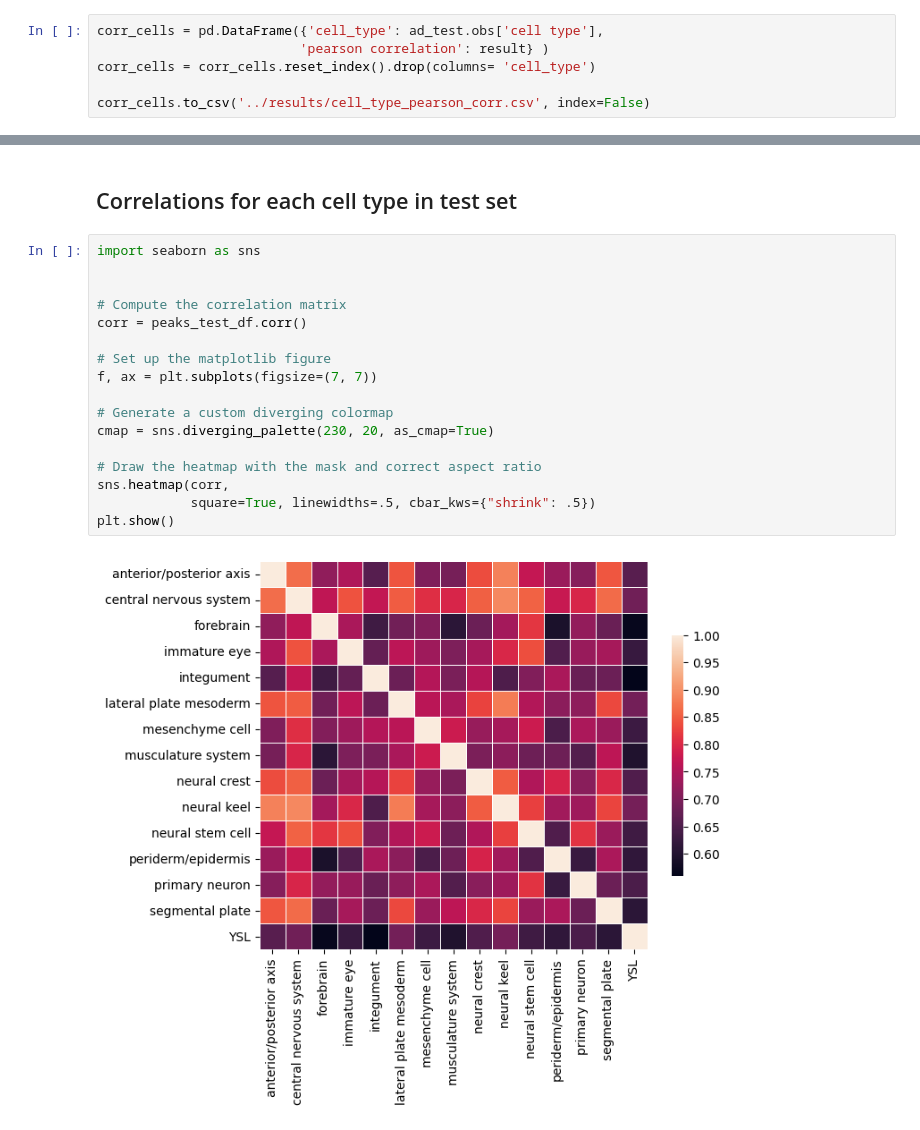
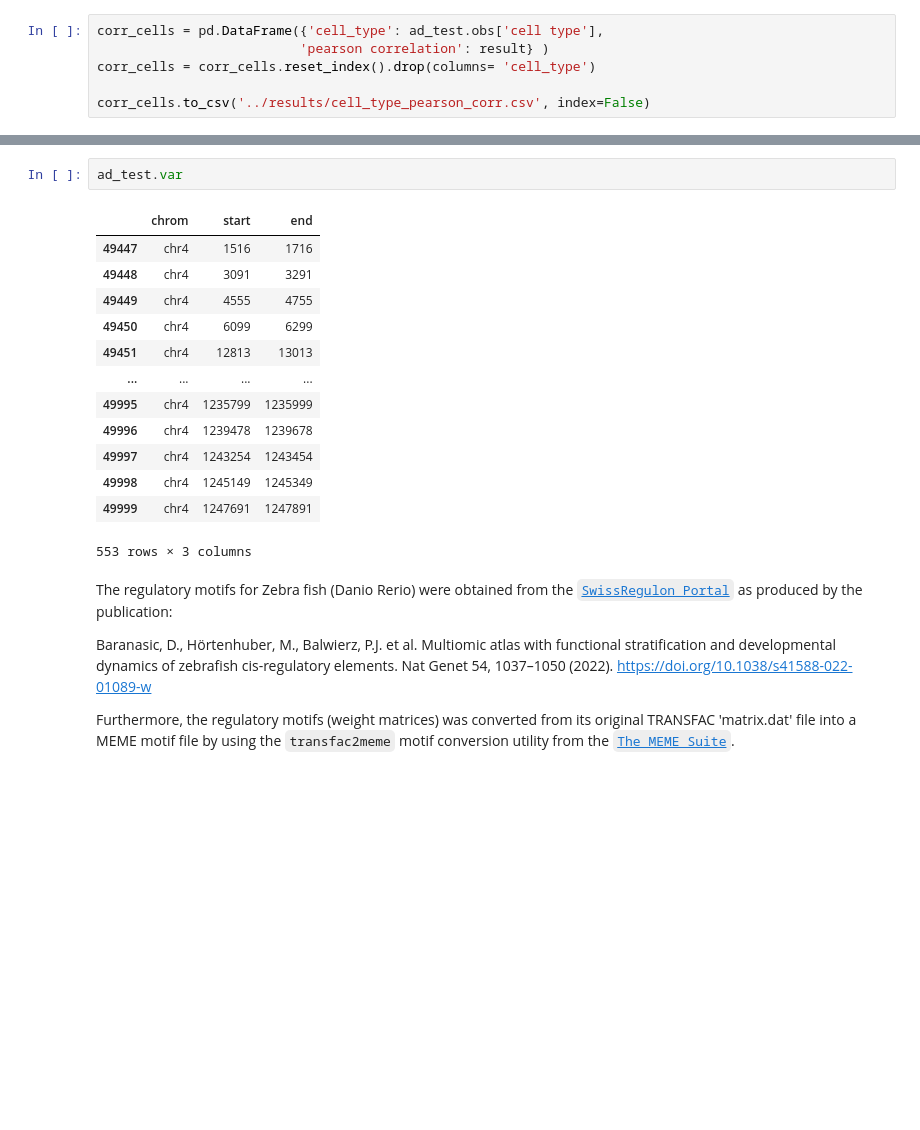
Before and after one commit to victornemenike/neural-crest-deep-learning, a Jupyter notebook: notebooks/multi_task_model.ipynb, the cells around one changed output, grey strips where cells are left out. Drawn from its saved outputs; the diff is of its cells as text; blank space fills up the shorter version.

```diff
--- a/notebooks/multi_task_model.ipynb
+++ b/notebooks/multi_task_model.ipynb
@@ -480,21 +360,22 @@ plt.show()
-# %% [markdown]
-## Correlations for each cell type in test set
-# %%
-import seaborn as sns
-
-
-# Compute the correlation matrix
-corr = peaks_test_df.corr()
-
-# Set up the matplotlib figure
-f, ax = plt.subplots(figsize=(7, 7))
-
-# Generate a custom diverging colormap
-cmap = sns.diverging_palette(230, 20, as_cmap=True)
-
-# Draw the heatmap with the mask and correct aspect ratio
-sns.heatmap(corr,
-            square=True, linewidths=.5, cbar_kws={"shrink": .5})
-plt.show()
-# %% [output]
-[figure, removed]
+# %%
+ad_test.var
+# %% [output]
+|  | chrom | start | end |
+| 49447 | chr4 | 1516 | 1716 |
+| 49448 | chr4 | 3091 | 3291 |
+| 49449 | chr4 | 4555 | 4755 |
+| 49450 | chr4 | 6099 | 6299 |
+| 49451 | chr4 | 12813 | 13013 |
+| ... | ... | ... | ... |
+| 49995 | chr4 | 1235799 | 1235999 |
+| 49996 | chr4 | 1239478 | 1239678 |
+| 49997 | chr4 | 1243254 | 1243454 |
+| 49998 | chr4 | 1245149 | 1245349 |
+| 49999 | chr4 | 1247691 | 1247891 |
+553 rows × 3 columns
+# %% [markdown]
+The regulatory motifs for Zebra fish (Danio Rerio) were obtained from the [`SwissRegulon Portal`](https://swissregulon.unibas.ch/data/dr11/dr11_weight_matrices) as produced by the publication:
+
+Baranasic, D., Hörtenhuber, M., Balwierz, P.J. et al. Multiomic atlas with functional stratification and developmental dynamics of zebrafish cis-regulatory elements. Nat Genet 54, 1037–1050 (2022). https://doi.org/10.1038/s41588-022-01089-w
+
+Furthermore, the regulatory motifs (weight matrices) was converted from its original TRANSFAC 'matrix.dat' file into a MEME motif file by using the `transfac2meme` motif conversion utility from the [`The MEME Suite`](https://web.mit.edu/meme_v4.11.4/share/doc/transfac2meme.html).
```
Also changed, not shown: parts of 20 cells of this notebook.
